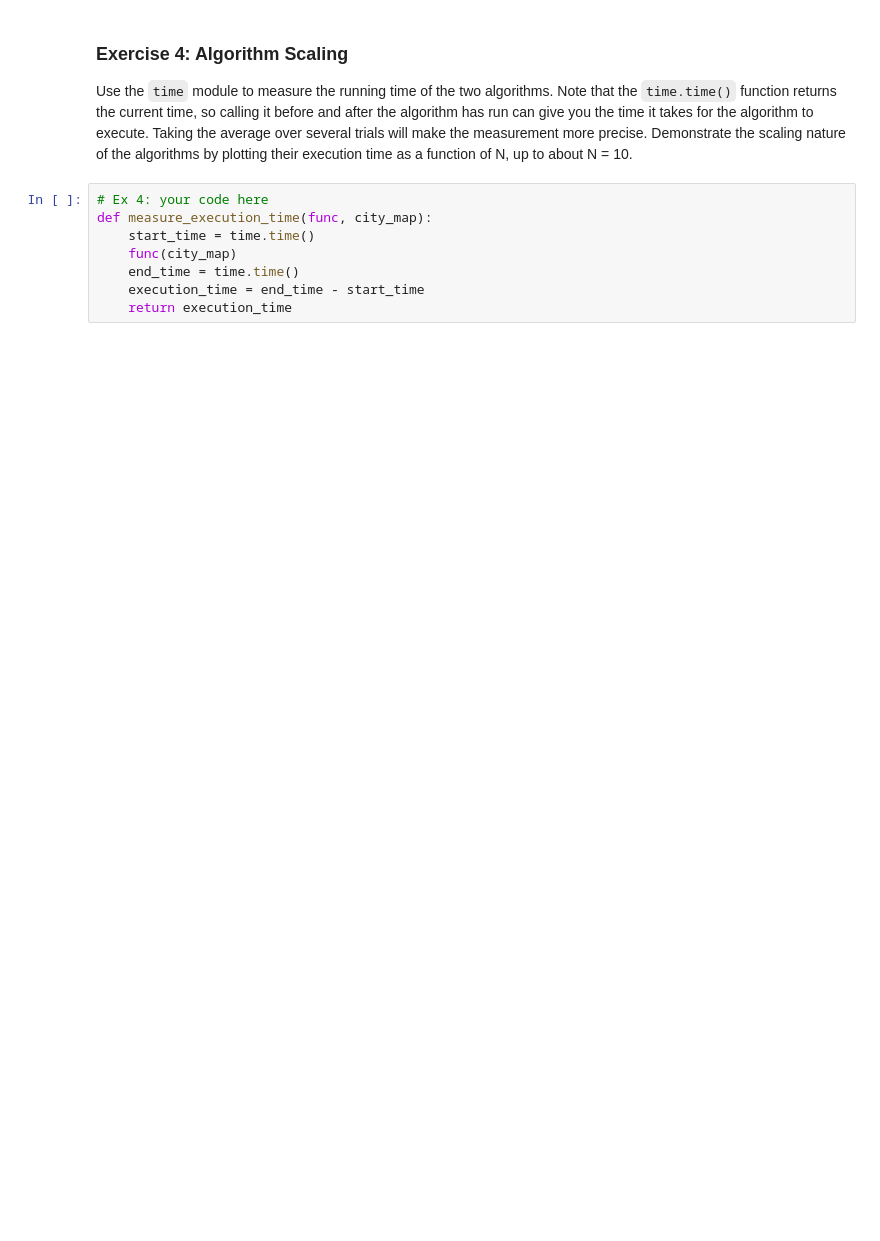
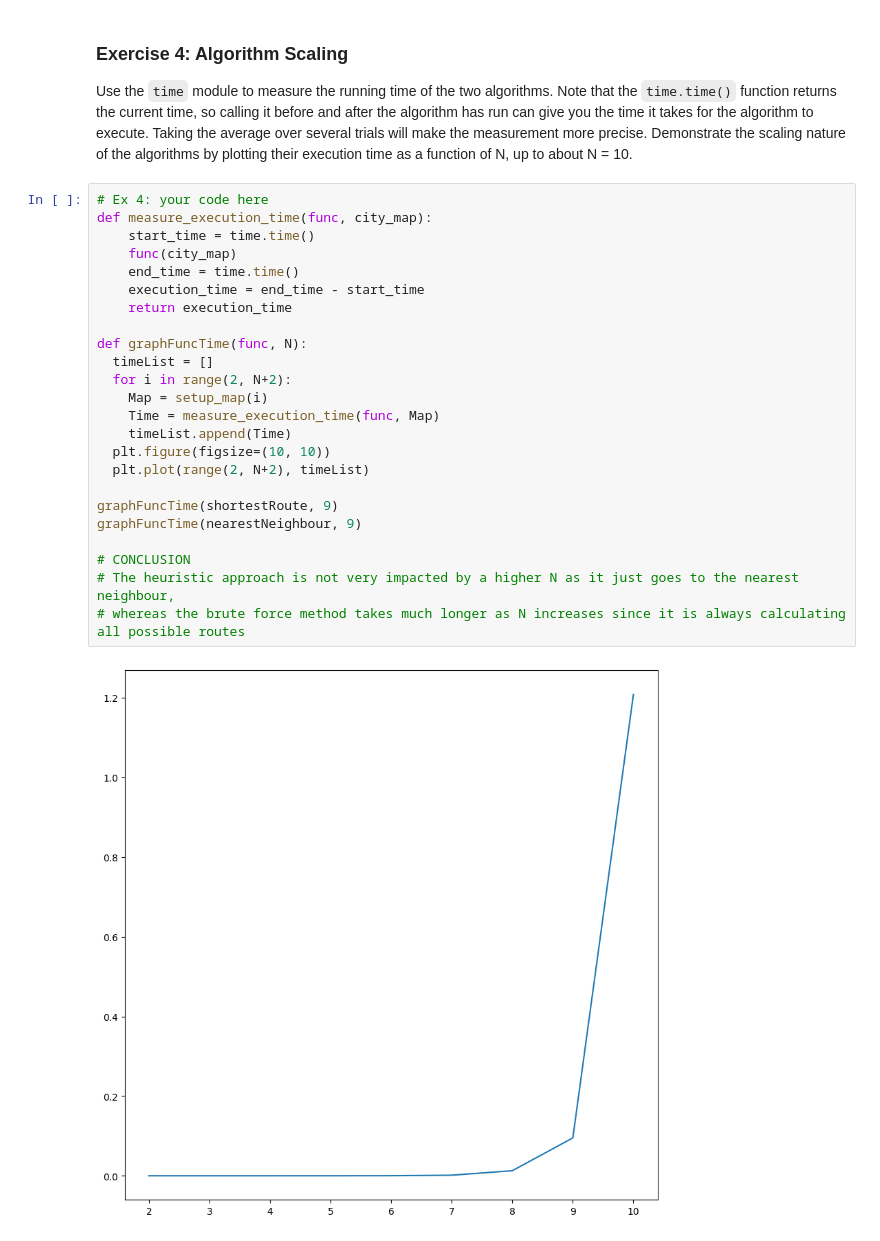
Before and after one commit to Mathias1232/comp215, a Jupyter notebook: labs/lab05_scaling.ipynb, the cells around one changed output. Saved outputs shown, nothing was run; the diff lists cells and outputs as text; blank space fills up the shorter version.

```diff
--- a/labs/lab05_scaling.ipynb
+++ b/labs/lab05_scaling.ipynb
@@ -233,11 +227,29 @@ graph_map(nearestHeuristic3, heuristicMap3)
 ### Exercise 4: Algorithm Scaling
 
 Use the `time` module to measure the running time of the two algorithms.  Note that the `time.time()` function returns the current time, so calling it before and after the algorithm has run can give you the time it takes for the algorithm to execute.  Taking the average over several trials will make the measurement more precise.  Demonstrate the scaling nature of the algorithms by plotting their execution time as a function of N, up to about N = 10.
-# %%
-# Ex 4: your code here
-def measure_execution_time(func, city_map):
-    start_time = time.time()
-    func(city_map)
-    end_time = time.time()
-    execution_time = end_time - start_time
-    return execution_time
+# %%
+# Ex 4: your code here
+def measure_execution_time(func, city_map):
+    start_time = time.time()
+    func(city_map)
+    end_time = time.time()
+    execution_time = end_time - start_time
+    return execution_time
+
+def graphFuncTime(func, N):
+  timeList = []
+  for i in range(2, N+2):
+    Map = setup_map(i)
+    Time = measure_execution_time(func, Map)
+    timeList.append(Time)
+  plt.figure(figsize=(10, 10))
+  plt.plot(range(2, N+2), timeList)
+
+graphFuncTime(shortestRoute, 9)
+graphFuncTime(nearestNeighbour, 9)
+
+# CONCLUSION
+# The heuristic approach is not very impacted by a higher N as it just goes to the nearest neighbour,
+# whereas the brute force method takes much longer as N increases since it is always calculating all possible routes
+# %% [output]
+[figure, added]
```
Also changed, not shown: parts of 2 cells of this notebook.
